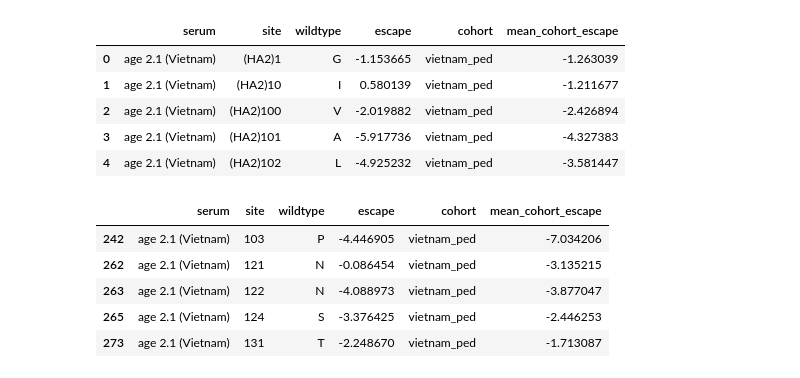
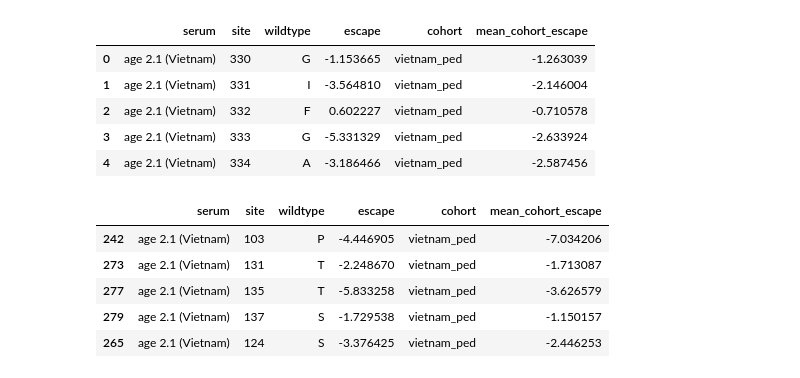
Before and after one commit to sorsinelli/flu_h3_hk19_dms_ic50, a Jupyter notebook: scratch_notebooks/figure_drafts/perth09_analysis/sitewise_escape_perth09.ipynb, the cells around one changed output. Saved outputs shown, nothing was run; the diff lists cells and outputs as text; code cells hidden in the pictures.

Commit message:
update sitewise escape plots for hk19 and perth09

```diff
--- a/scratch_notebooks/figure_drafts/perth09_analysis/sitewise_escape_perth09.ipynb
+++ b/scratch_notebooks/figure_drafts/perth09_analysis/sitewise_escape_perth09.ipynb
@@ -51,6 +53,20 @@ sample_dict = {
 escape_df = pd.read_csv(f'results/perth2009/merged_escape.csv')[['name', 'site', 'wildtype', 'mutant', 'escape']]
 escape_df = escape_df.rename(columns={'name': 'serum'})
 
+# Function to convert '(HA2)X' to numeric
+def convert_site_to_numeric(site):
+    if '(HA2)' in site:
+        try:
+            number = int(site.replace('(HA2)', '').strip())
+            return number + 329
+        except ValueError:
+            return site  # If there's an issue with conversion, return the original value
+    else:
+        return site
+
+# Apply the function to the 'site' column
+escape_df['site'] = escape_df['site'].apply(convert_site_to_numeric)
+
 # get summed escape at each site
 escape_df = escape_df.groupby(['serum', 'site', 'wildtype'], as_index=False).aggregate({'escape': 'sum'})
 
@@ -72,36 +88,38 @@ escape_df['mean_cohort_escape'] = (
 escape_df.head()
 # %% [output]
 |  | serum | site | wildtype | escape | cohort | mean_cohort_escape |
-| 0 | age 2.1 (Vietnam) | (HA2)1 | G | -1.153665 | vietnam_ped | -1.263039 |
-| 1 | age 2.1 (Vietnam) | (HA2)10 | I | 0.580139 | vietnam_ped | -1.211677 |
-| 2 | age 2.1 (Vietnam) | (HA2)100 | V | -2.019882 | vietnam_ped | -2.426894 |
-| 3 | age 2.1 (Vietnam) | (HA2)101 | A | -5.917736 | vietnam_ped | -4.327383 |
-| 4 | age 2.1 (Vietnam) | (HA2)102 | L | -4.925232 | vietnam_ped | -3.581447 |
+| 0 | age 2.1 (Vietnam) | 330 | G | -1.153665 | vietnam_ped | -1.263039 |
+| 1 | age 2.1 (Vietnam) | 331 | I | -3.564810 | vietnam_ped | -2.146004 |
+| 2 | age 2.1 (Vietnam) | 332 | F | 0.602227 | vietnam_ped | -0.710578 |
+| 3 | age 2.1 (Vietnam) | 333 | G | -5.331329 | vietnam_ped | -2.633924 |
+| 4 | age 2.1 (Vietnam) | 334 | A | -3.186466 | vietnam_ped | -2.587456 |
+# %%
+escape_df = escape_df.loc[escape_df['cohort'] != 'ferret']
 # %%
 # initialize list of key sites
-site_list = [50, 82, 103, 121, 122, 124, 131, 135, 137, 138, 145, 156, 157,
-              159, 160, 186, 188, 189, 192, 193, 220, 224, 244, 276]
+site_list = [50, 82, 103, 121, 122, 124, 131, 135, 137, 145, 156, 157,
+              159, 160, 186, 188, 189, 192, 193, 244, 276]
 
 # make strings to match site dtype in escape_df
 site_list_str = list(map(str, site_list))
 
 # filter df to just these key sites
 escape_df_filtered = escape_df[escape_df['site'].isin(site_list_str)]
 
 # add leading 0 to 2-digit sites for correct ordering on plots
 site_dict = {'50': '050',
              '82': '082',
              '94': '094'}
 
 escape_df_filtered['site'] = escape_df_filtered['site'].apply(
     lambda x: site_dict[x] if x in site_dict else x
 )
 
 escape_df_filtered.head()
 # %% [output]
 |  | serum | site | wildtype | escape | cohort | mean_cohort_escape |
 | 242 | age 2.1 (Vietnam) | 103 | P | -4.446905 | vietnam_ped | -7.034206 |
-| 262 | age 2.1 (Vietnam) | 121 | N | -0.086454 | vietnam_ped | -3.135215 |
-| 263 | age 2.1 (Vietnam) | 122 | N | -4.088973 | vietnam_ped | -3.877047 |
+| 273 | age 2.1 (Vietnam) | 131 | T | -2.248670 | vietnam_ped | -1.713087 |
+| 277 | age 2.1 (Vietnam) | 135 | T | -5.833258 | vietnam_ped | -3.626579 |
+| 279 | age 2.1 (Vietnam) | 137 | S | -1.729538 | vietnam_ped | -1.150157 |
 | 265 | age 2.1 (Vietnam) | 124 | S | -3.376425 | vietnam_ped | -2.446253 |
-| 273 | age 2.1 (Vietnam) | 131 | T | -2.248670 | vietnam_ped | -1.713087 |
```
Also changed, not shown: parts of 7 cells of this notebook, 12 other files.
